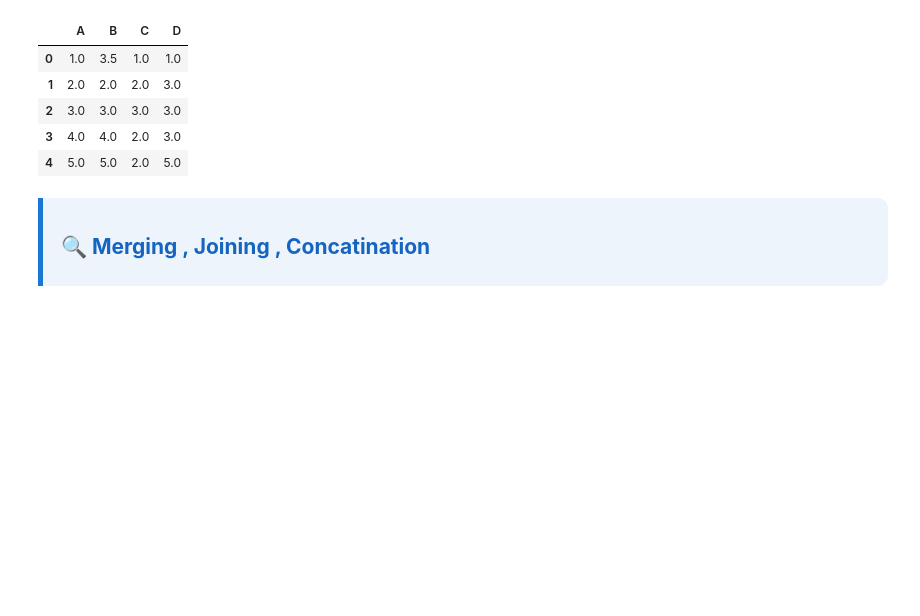
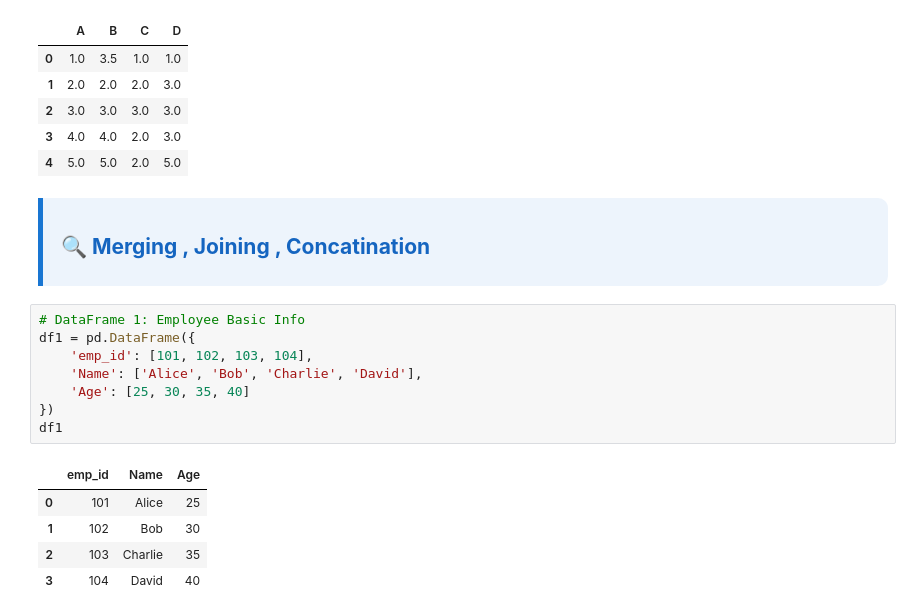
Before and after one commit to DebarghyaAich/Machine_Learning_Basics, a Jupyter notebook: Python_Libraries_Tutorial/pandas.ipynb, the cells around one changed output. Saved outputs shown, nothing was run; the diff lists cells and outputs as text; blank space fills up the shorter version.

```diff
--- a/Python_Libraries_Tutorial/pandas.ipynb
+++ b/Python_Libraries_Tutorial/pandas.ipynb
@@ -365,3 +365,17 @@ df.fillna(df.mean())
     <span>🔍</span> Merging , Joining , Concatination
   </h2>
 </div>
+# %%
+# DataFrame 1: Employee Basic Info
+df1 = pd.DataFrame({
+    'emp_id': [101, 102, 103, 104],
+    'Name': ['Alice', 'Bob', 'Charlie', 'David'],
+    'Age': [25, 30, 35, 40]
+})
+df1
+# %% [output]
+|  | emp_id | Name | Age |
+| 0 | 101 | Alice | 25 |
+| 1 | 102 | Bob | 30 |
+| 2 | 103 | Charlie | 35 |
+| 3 | 104 | David | 40 |
```
Also changed, not shown: parts of 7 cells of this notebook.
